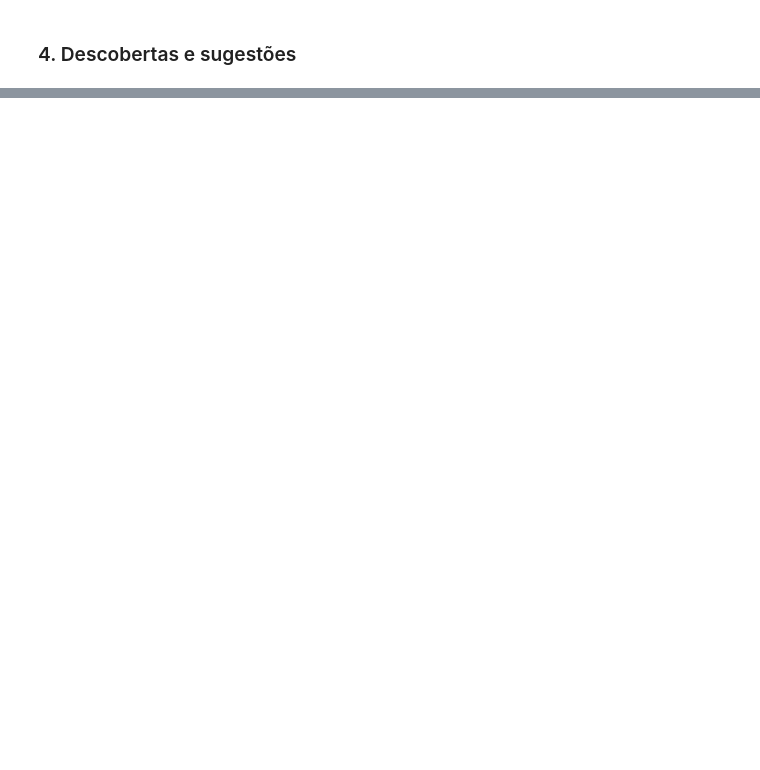
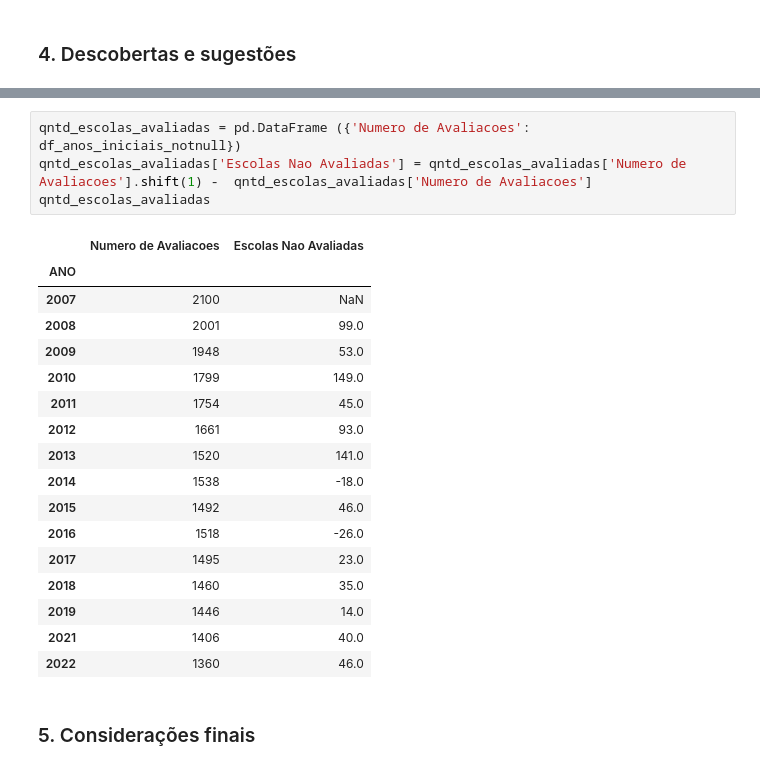
Before and after one commit to jardielsousar-cloud/Desempenho_escolas_segunda_parte, a Jupyter notebook: analise.ipynb, the cells around one changed output, grey strips where cells are left out. Cells and saved outputs as stored; diff of their text form; blank space fills up the shorter version.

```diff
--- a/analise.ipynb
+++ b/analise.ipynb
@@ -156,0 +290,24 @@ mpl.show()
+# %%
+qntd_escolas_avaliadas = pd.DataFrame ({'Numero de Avaliacoes': df_anos_iniciais_notnull})
+qntd_escolas_avaliadas['Escolas Nao Avaliadas'] = qntd_escolas_avaliadas['Numero de Avaliacoes'].shift(1) -  qntd_escolas_avaliadas['Numero de Avaliacoes']
+qntd_escolas_avaliadas
+# %% [output]
+|  | Numero de Avaliacoes | Escolas Nao Avaliadas |
+| ANO |  |  |
+| 2007 | 2100 | NaN |
+| 2008 | 2001 | 99.0 |
+| 2009 | 1948 | 53.0 |
+| 2010 | 1799 | 149.0 |
+| 2011 | 1754 | 45.0 |
+| 2012 | 1661 | 93.0 |
+| 2013 | 1520 | 141.0 |
+| 2014 | 1538 | -18.0 |
+| 2015 | 1492 | 46.0 |
+| 2016 | 1518 | -26.0 |
+| 2017 | 1495 | 23.0 |
+| 2018 | 1460 | 35.0 |
+| 2019 | 1446 | 14.0 |
+| 2021 | 1406 | 40.0 |
+| 2022 | 1360 | 46.0 |
+# %% [markdown]
+### 5. Considerações finais
```
Also changed, not shown: parts of 37 cells of this notebook.
